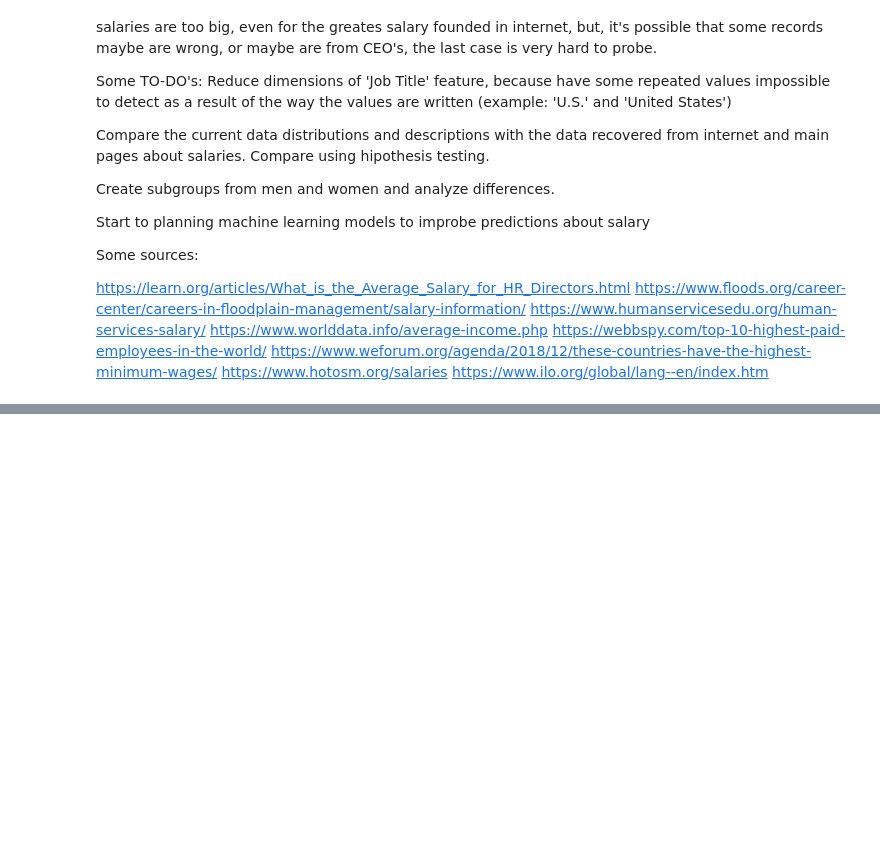
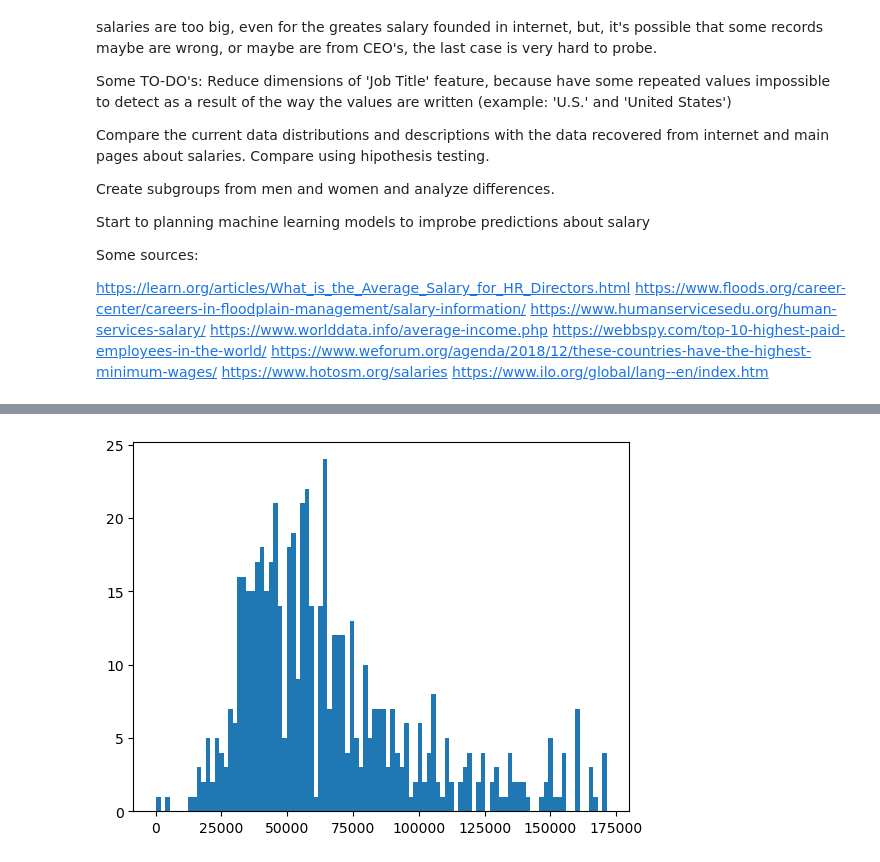
Before and after one commit to armandolezama/data-science-portfolio, a Jupyter notebook: Data_Science_Cycle/Ask_A_Manager_Salary_Survey_2021/Ask_A_Manager_Salary_Survey_2021.ipynb, the cells around one changed output, grey strips where cells are left out. Cells and saved outputs as stored; diff of their text form; code cells hidden in the pictures; blank space fills up the shorter version.

```diff
--- a/Data_Science_Cycle/Ask_A_Manager_Salary_Survey_2021/Ask_A_Manager_Salary_Survey_2021.ipynb
+++ b/Data_Science_Cycle/Ask_A_Manager_Salary_Survey_2021/Ask_A_Manager_Salary_Survey_2021.ipynb
@@ -922,0 +963,10 @@ https://www.ilo.org/global/lang--en/index.htm
+# %%
+annual_salary = non_binary_usd_salary_group[continuous_variables[0]]
+annual_salary_figure = plt.figure()
+annual_salary_plot = annual_salary_figure.add_subplot(111)
+counts, bins, patches = annual_salary_plot.hist(
+  x=annual_salary,
+  bins=100,
+)
+# %% [output]
+[figure, added]
```
Also changed, not shown: parts of 13 cells of this notebook.
